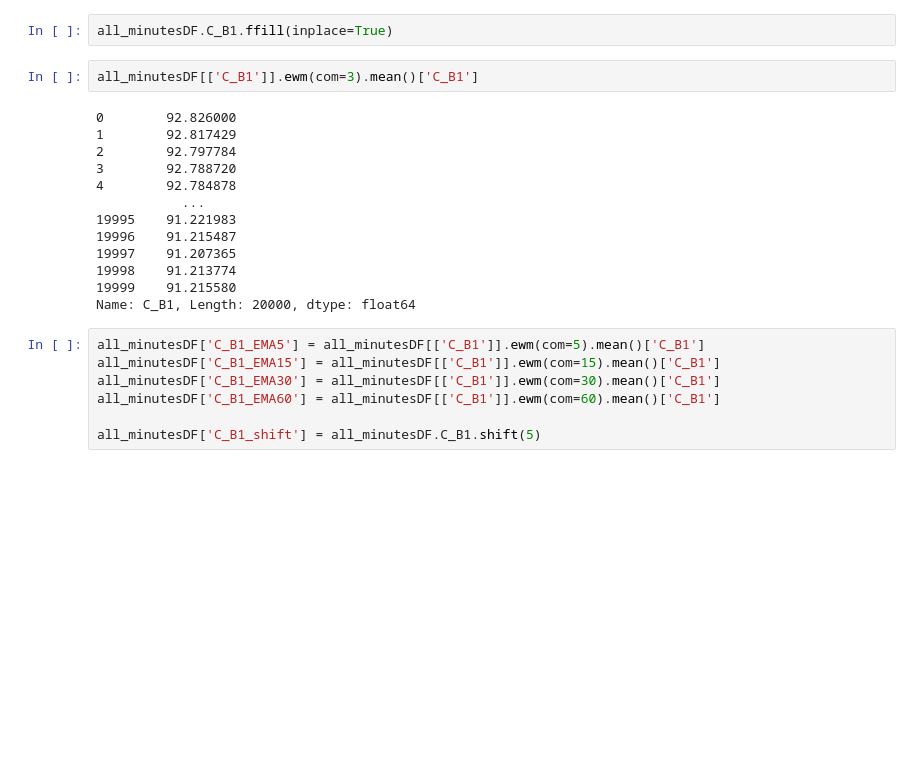
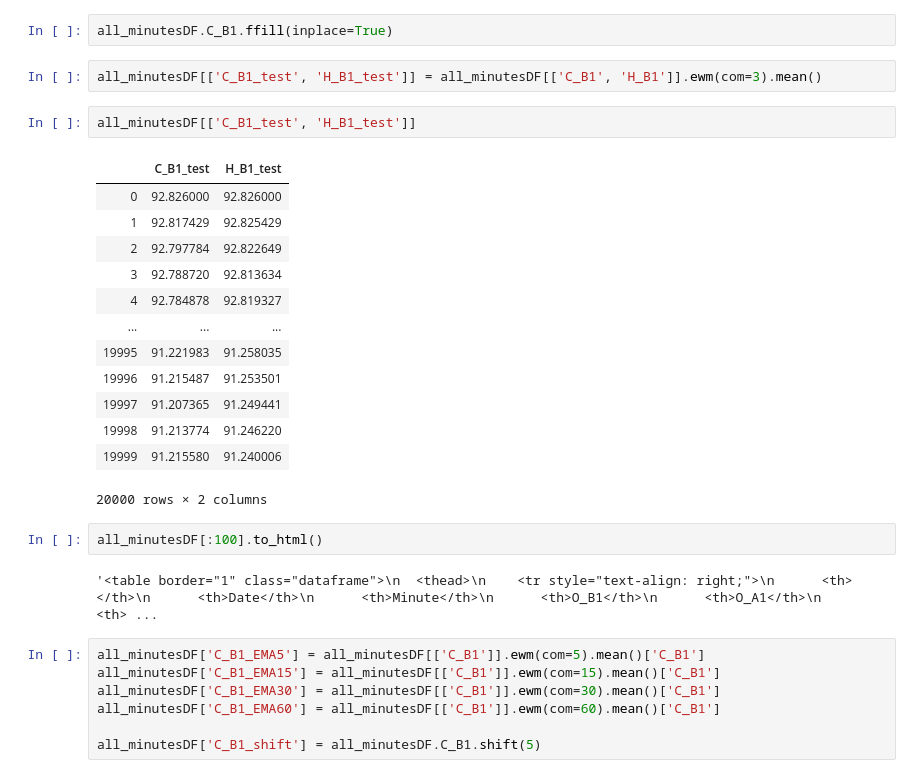
Before and after one commit to AHochstadt/Omni_RL, a Jupyter notebook: RL_Playground.ipynb, the cells around one changed output. Cells and saved outputs as stored; diff of their text form; blank space fills up the shorter version.

```diff
--- a/RL_Playground.ipynb
+++ b/RL_Playground.ipynb
@@ -34,20 +34,27 @@ all_minutesDF = pd.read_csv(config_dir+'Data/all_minutes.csv', nrows=20000)
 # %%
 all_minutesDF.C_B1.ffill(inplace=True)
 # %%
-all_minutesDF[['C_B1']].ewm(com=3).mean()['C_B1']
+all_minutesDF[['C_B1_test', 'H_B1_test']] = all_minutesDF[['C_B1', 'H_B1']].ewm(com=3).mean()
-# %% [output]
-0        92.826000
-1        92.817429
-2        92.797784
-3        92.788720
-4        92.784878
-           ...
-19995    91.221983
-19996    91.215487
-19997    91.207365
-19998    91.213774
-19999    91.215580
-Name: C_B1, Length: 20000, dtype: float64
+# %%
+all_minutesDF[['C_B1_test', 'H_B1_test']]
+# %% [output]
+|  | C_B1_test | H_B1_test |
+| 0 | 92.826000 | 92.826000 |
+| 1 | 92.817429 | 92.825429 |
+| 2 | 92.797784 | 92.822649 |
+| 3 | 92.788720 | 92.813634 |
+| 4 | 92.784878 | 92.819327 |
+| ... | ... | ... |
+| 19995 | 91.221983 | 91.258035 |
+| 19996 | 91.215487 | 91.253501 |
+| 19997 | 91.207365 | 91.249441 |
+| 19998 | 91.213774 | 91.246220 |
+| 19999 | 91.215580 | 91.240006 |
+20000 rows × 2 columns
+# %%
+all_minutesDF[:100].to_html()
+# %% [output]
+'<table border="1" class="dataframe">\n  <thead>\n    <tr style="text-align: right;">\n      <th></th>\n      <th>Date</th>\n      <th>Minute</th>\n      <th>O_B1</th>\n      <th>O_A1</th>\n      <th> ...
 # %%
 all_minutesDF['C_B1_EMA5'] = all_minutesDF[['C_B1']].ewm(com=5).mean()['C_B1']
 all_minutesDF['C_B1_EMA15'] = all_minutesDF[['C_B1']].ewm(com=15).mean()['C_B1']
```
Also changed, not shown: 14 other files.
